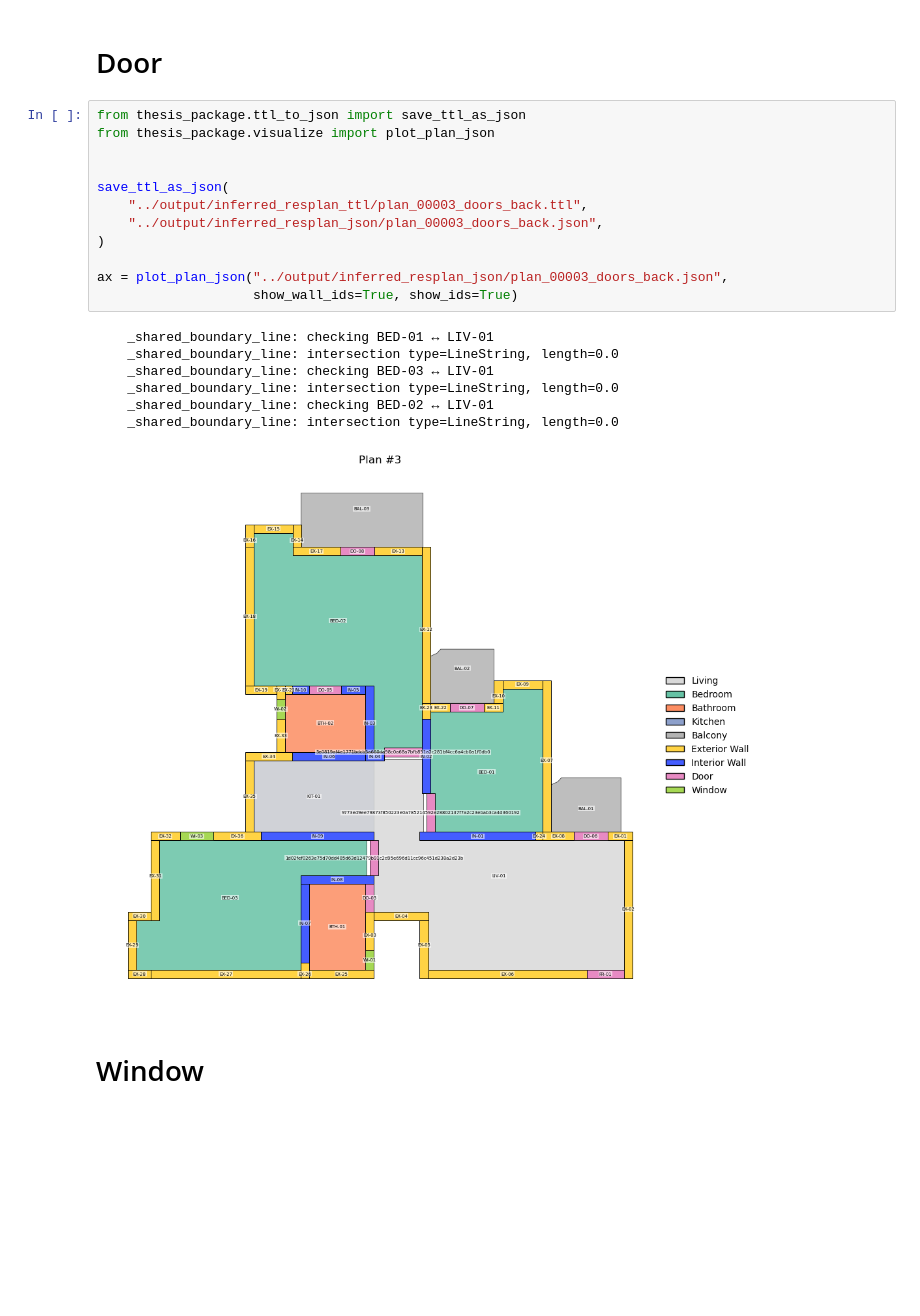
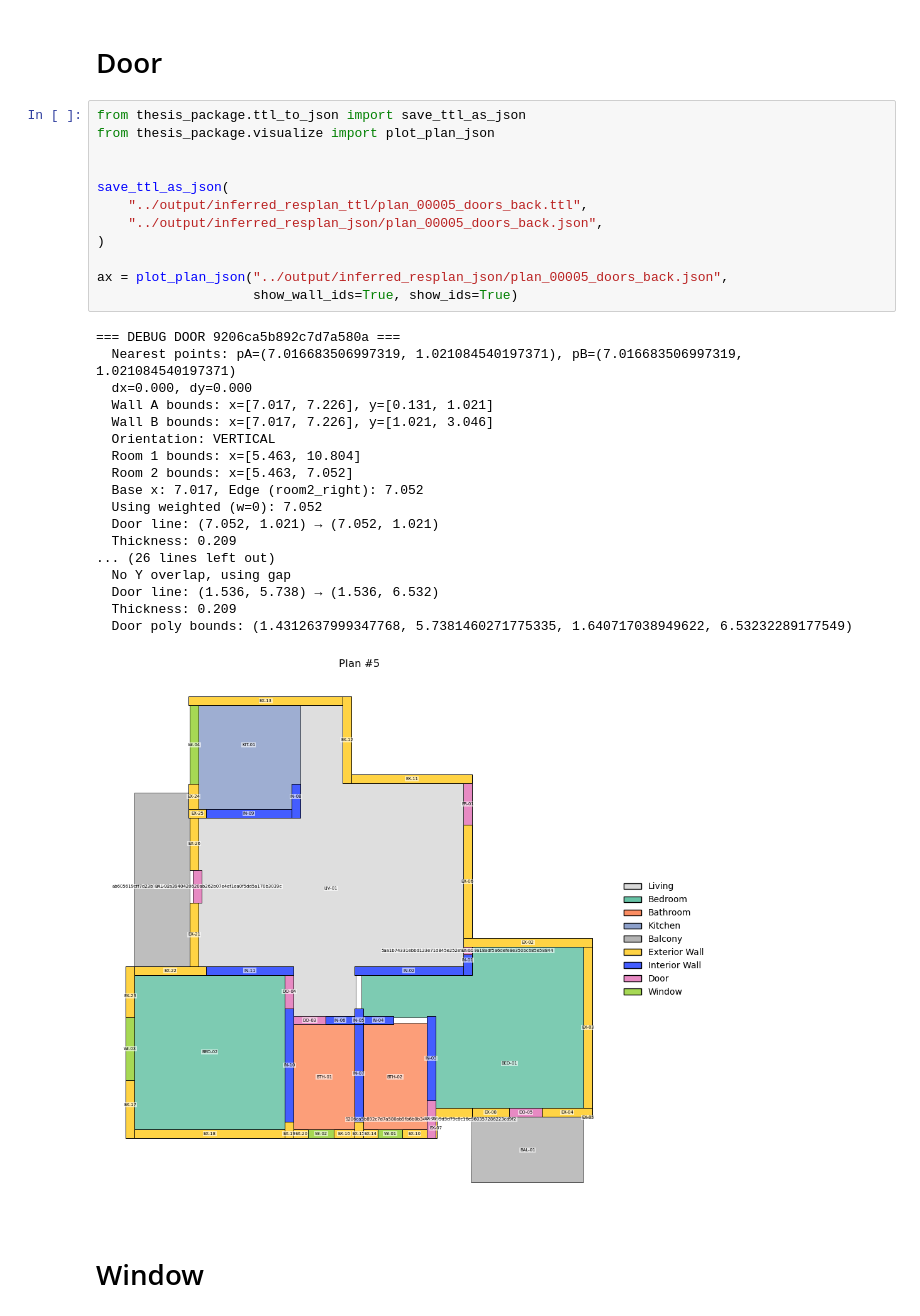
Before and after one commit to numanmuttaqi/Geometry-to-Ontology, a Jupyter notebook: Notebooks/3_togeometry.ipynb, the cells around one changed output. Cells and saved outputs as stored; diff of their text form; blank space fills up the shorter version.

```diff
--- a/Notebooks/3_togeometry.ipynb
+++ b/Notebooks/3_togeometry.ipynb
@@ -51,23 +51,34 @@ Visualizing...
 # %%
 from thesis_package.ttl_to_json import save_ttl_as_json
 from thesis_package.visualize import plot_plan_json
 
 
 save_ttl_as_json(
-    "../output/inferred_resplan_ttl/plan_00003_doors_back.ttl",
-    "../output/inferred_resplan_json/plan_00003_doors_back.json",
+    "../output/inferred_resplan_ttl/plan_00005_doors_back.ttl",
+    "../output/inferred_resplan_json/plan_00005_doors_back.json",
 )
 
-ax = plot_plan_json("../output/inferred_resplan_json/plan_00003_doors_back.json",
+ax = plot_plan_json("../output/inferred_resplan_json/plan_00005_doors_back.json",
                     show_wall_ids=True, show_ids=True)
 # %% [output]
-    _shared_boundary_line: checking BED-01 ↔ LIV-01
-    _shared_boundary_line: intersection type=LineString, length=0.0
-    _shared_boundary_line: checking BED-03 ↔ LIV-01
-    _shared_boundary_line: intersection type=LineString, length=0.0
-    _shared_boundary_line: checking BED-02 ↔ LIV-01
-    _shared_boundary_line: intersection type=LineString, length=0.0
+=== DEBUG DOOR 9206ca5b892c7d7a580a ===
+  Nearest points: pA=(7.016683506997319, 1.021084540197371), pB=(7.016683506997319, 1.021084540197371)
+  dx=0.000, dy=0.000
+  Wall A bounds: x=[7.017, 7.226], y=[0.131, 1.021]
+  Wall B bounds: x=[7.017, 7.226], y=[1.021, 3.046]
+  Orientation: VERTICAL
+  Room 1 bounds: x=[5.463, 10.804]
+  Room 2 bounds: x=[5.463, 7.052]
+  Base x: 7.017, Edge (room2_right): 7.052
+  Using weighted (w=0): 7.052
+  Door line: (7.052, 1.021) → (7.052, 1.021)
+  Thickness: 0.209
+... (26 lines left out)
+  No Y overlap, using gap
+  Door line: (1.536, 5.738) → (1.536, 6.532)
+  Thickness: 0.209
+  Door poly bounds: (1.4312637999347768, 5.7381460271775335, 1.640717038949622, 6.53232289177549)
-[figure, old version]
+[figure, new version]
 # %% [markdown]
 # Window
 # %%
```
Also changed, not shown: parts of 2 cells of this notebook, 22 other files.
